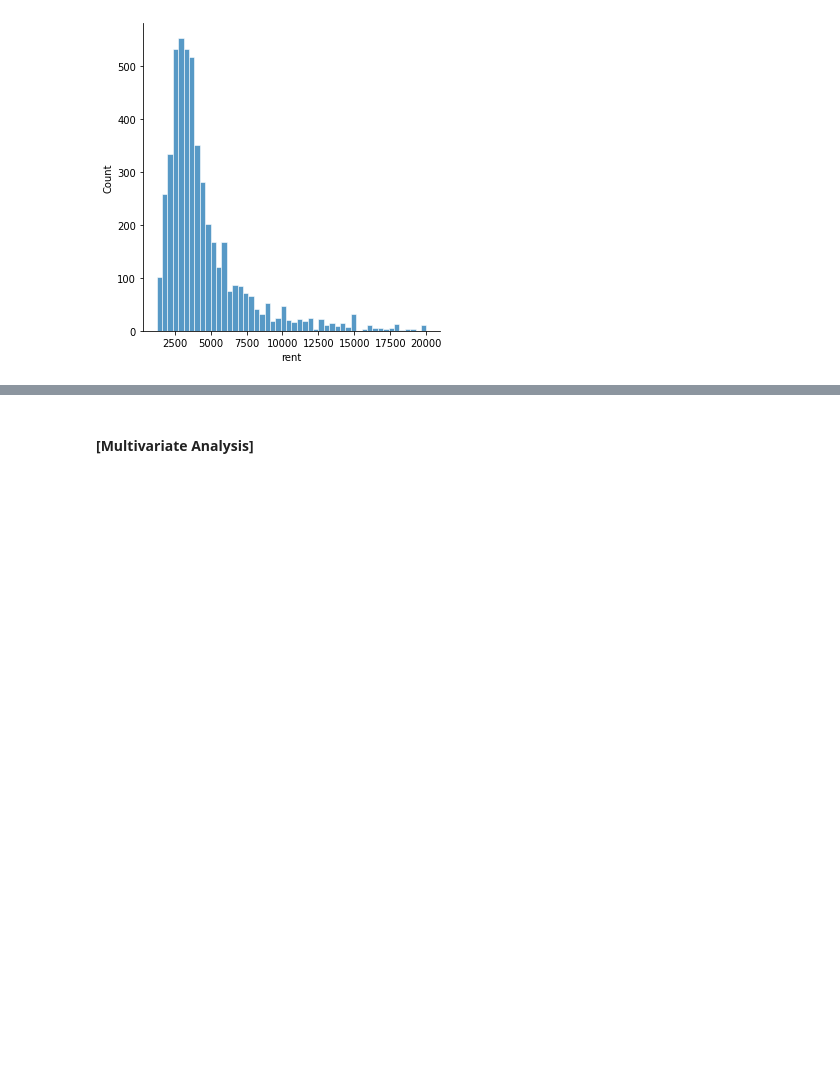
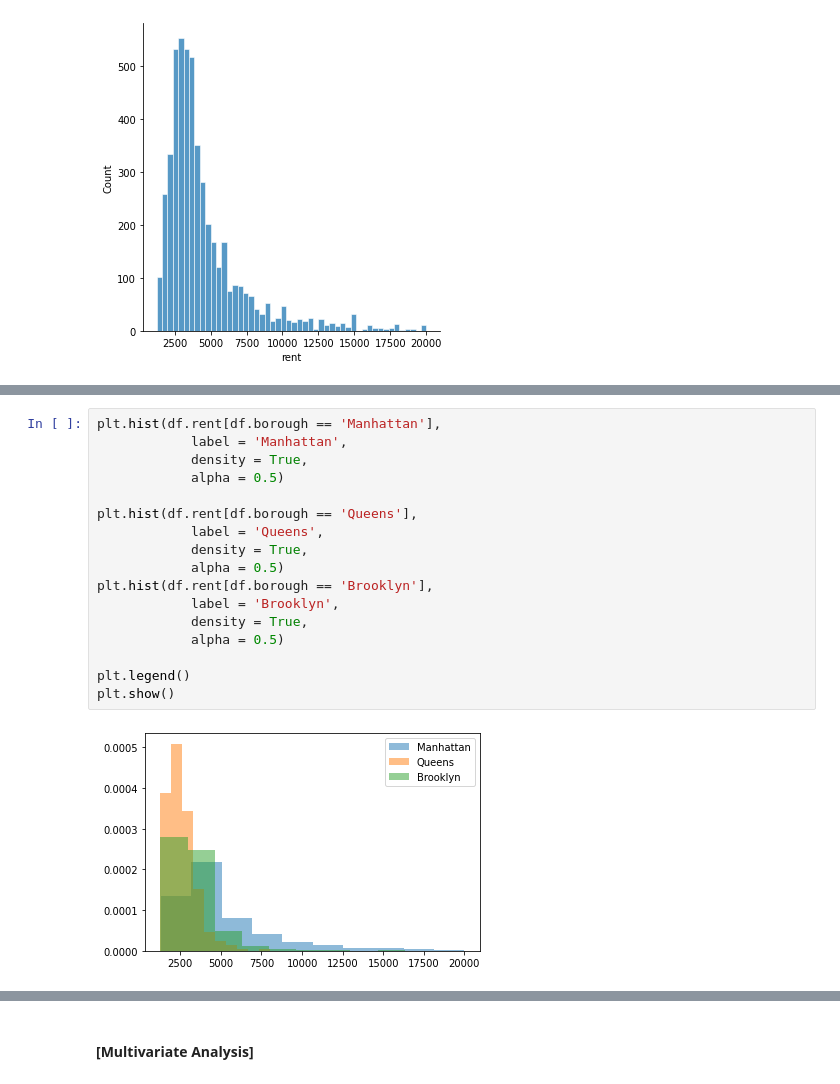
Before and after one commit to ChrisGarciaDS/StreetEasy, a Jupyter notebook: nyc_rent.ipynb, the cells around one changed output, grey strips where cells are left out. Cells and saved outputs as stored; diff of their text form; blank space fills up the shorter version.

```diff
--- a/nyc_rent.ipynb
+++ b/nyc_rent.ipynb
@@ -54,0 +69,19 @@ plt.show()
+# %%
+plt.hist(df.rent[df.borough == 'Manhattan'],
+            label = 'Manhattan',
+            density = True,
+            alpha = 0.5)
+
+plt.hist(df.rent[df.borough == 'Queens'],
+            label = 'Queens',
+            density = True,
+            alpha = 0.5)
+plt.hist(df.rent[df.borough == 'Brooklyn'],
+            label = 'Brooklyn',
+            density = True,
+            alpha = 0.5)
+
+plt.legend()
+plt.show()
+# %% [output]
+[figure, added]
```
Also changed, not shown: parts of 10 cells of this notebook.
